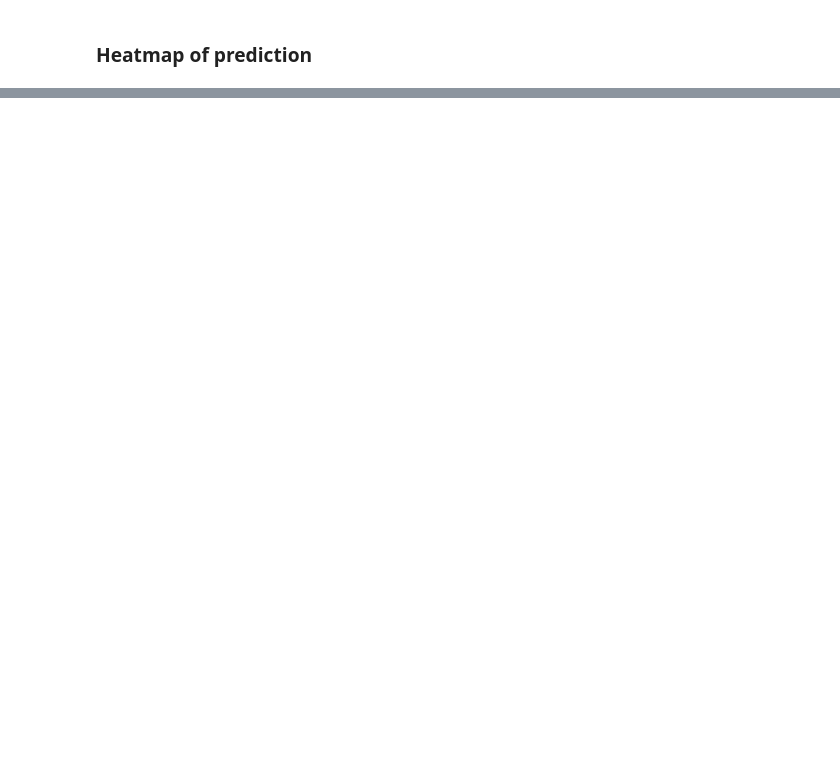
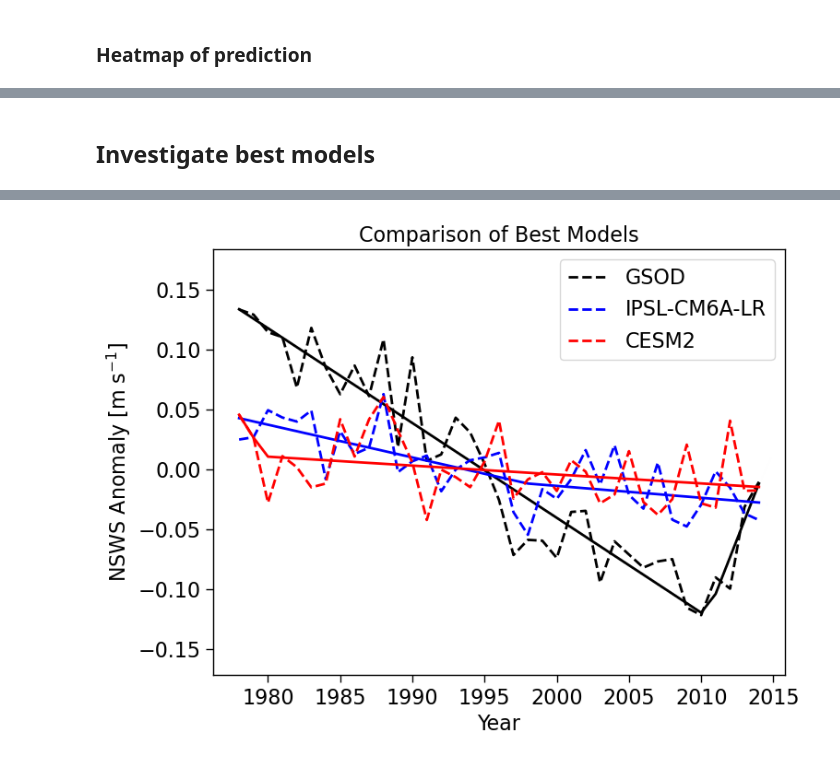
Before and after one commit to ivalencius/winds-of-change, a Jupyter notebook: amip_validation.ipynb, the cells around one changed output, grey strips where cells are left out. Drawn from its saved outputs; the diff is of its cells as text; code cells hidden in the pictures; blank space fills up the shorter version.

```diff
--- a/amip_validation.ipynb
+++ b/amip_validation.ipynb
@@ -618,0 +624,42 @@ plt.imshow(obs_sign * signs)
+# %% [markdown]
+## Investigate best models
+# %%
+fig, ax = plt.subplots(figsize=(8, 6))
+
+ax.plot(years, obs_anom, label='GSOD', color='k', linestyle='--')
+ax.plot(years, gsod_pwlf.predict(years), color='k')
+for model, color in zip(['IPSL-CM6A-LR', 'CESM2'], ['blue', 'red']):
+    ds = ensemble[model]
+    # Get anomaly
+    ds = ds - ds.cf.mean('T')
+    # Resample to yearly
+    da = ds['sfcWind'].cf.groupby('T.year').mean()
+    # mask to land
+    land = mask_data(da, land_region, ['land'], drop=True)
+    # Eliminate the planet of Hoth
+    land = land.where((land['lat']>-59).compute(), drop=True)  # antarctica
+    land = land.where((land['lat']<70).compute(), drop=True)  # Northern canada
+    # Plot time series
+    land_nsws = land.cf.mean(['X', 'Y']).values
+    ax.plot(years, land_nsws, label=model, linestyle='--', color=color)
+    # Add model linear fit
+    model_pwlf = pwlf.PiecewiseLinFit(years, land_nsws)
+    breaks = model_pwlf.fit(2)
+    break_year = int(breaks[1])
+    slopes = model_pwlf.calc_slopes()*10  # make decadal
+    p_vals = model_pwlf.p_values(method='non-linear')[1:]  # betas are [intercept, slope1, slope2, ...]
+    # print(f'Piecewise Parameters\n\tBreakpoint: {break_year}\n\tDecadal Slopes: {slopes}\n\tP-Values: {p_vals}')
+    ax.plot(years, model_pwlf.predict(years), color=color)
+    ax_min = min(min(obs_anom), min(land_nsws)) - 0.05
+    ax_max = max(max(obs_anom), max(land_nsws)) + 0.05
+    # ax.vlines(break_year, ax_min, ax_max, color='gray', linestyle='--')
+    ax.set_ylim(ax_min, ax_max)
+
+ax.legend()
+ax.set_xlabel('Year')
+ax.set_ylabel('NSWS Anomaly [m s$^{-1}$]')
+ax.set_title('Comparison of Best Models')
+
+plt.savefig('figures/amip-hist-best-models.png', dpi=300, bbox_inches='tight', pad_inches=0.1)
+plt.show()
+# %% [output]
@@ -618,0 +667 @@ plt.imshow(obs_sign * signs)
+[figure, added]
```
Also changed, not shown: parts of 8 cells of this notebook, 3 other files.
